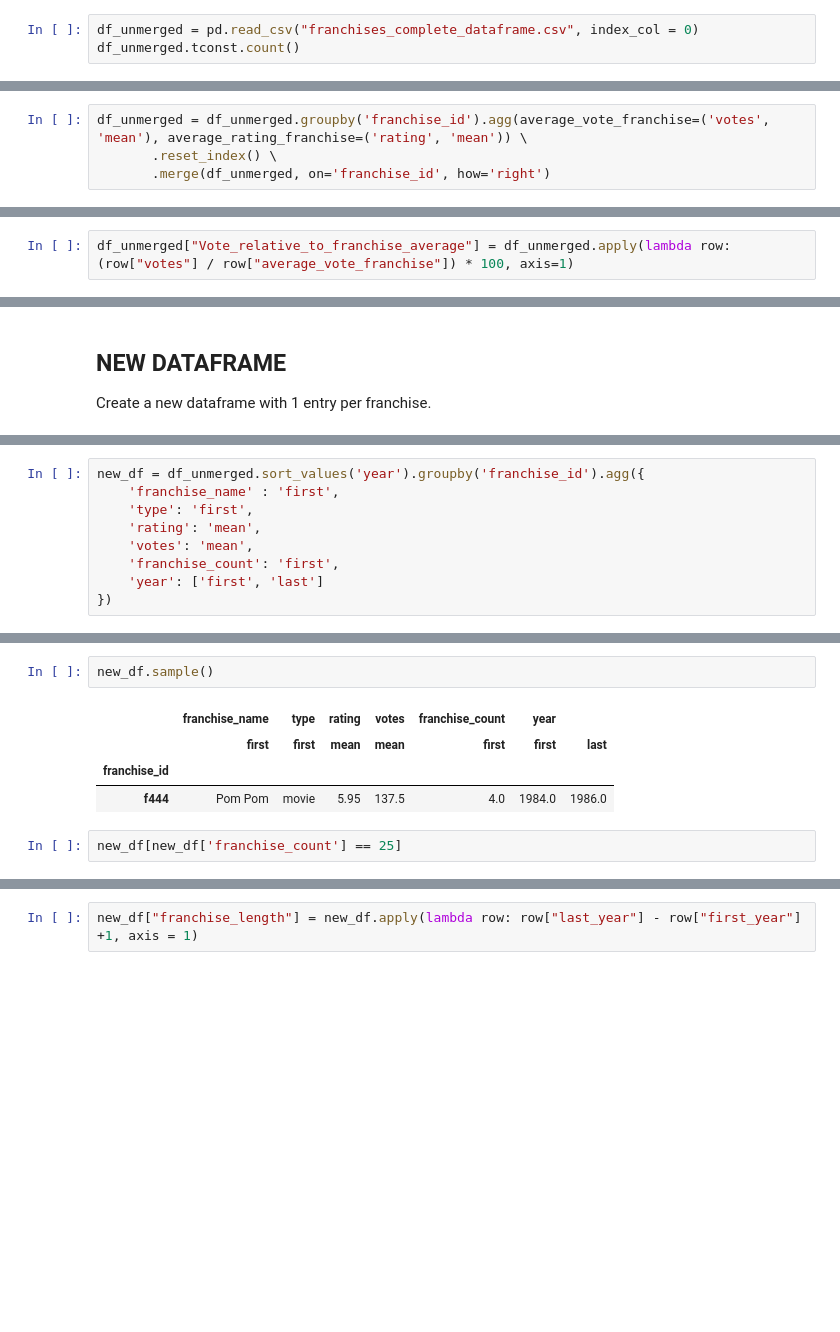
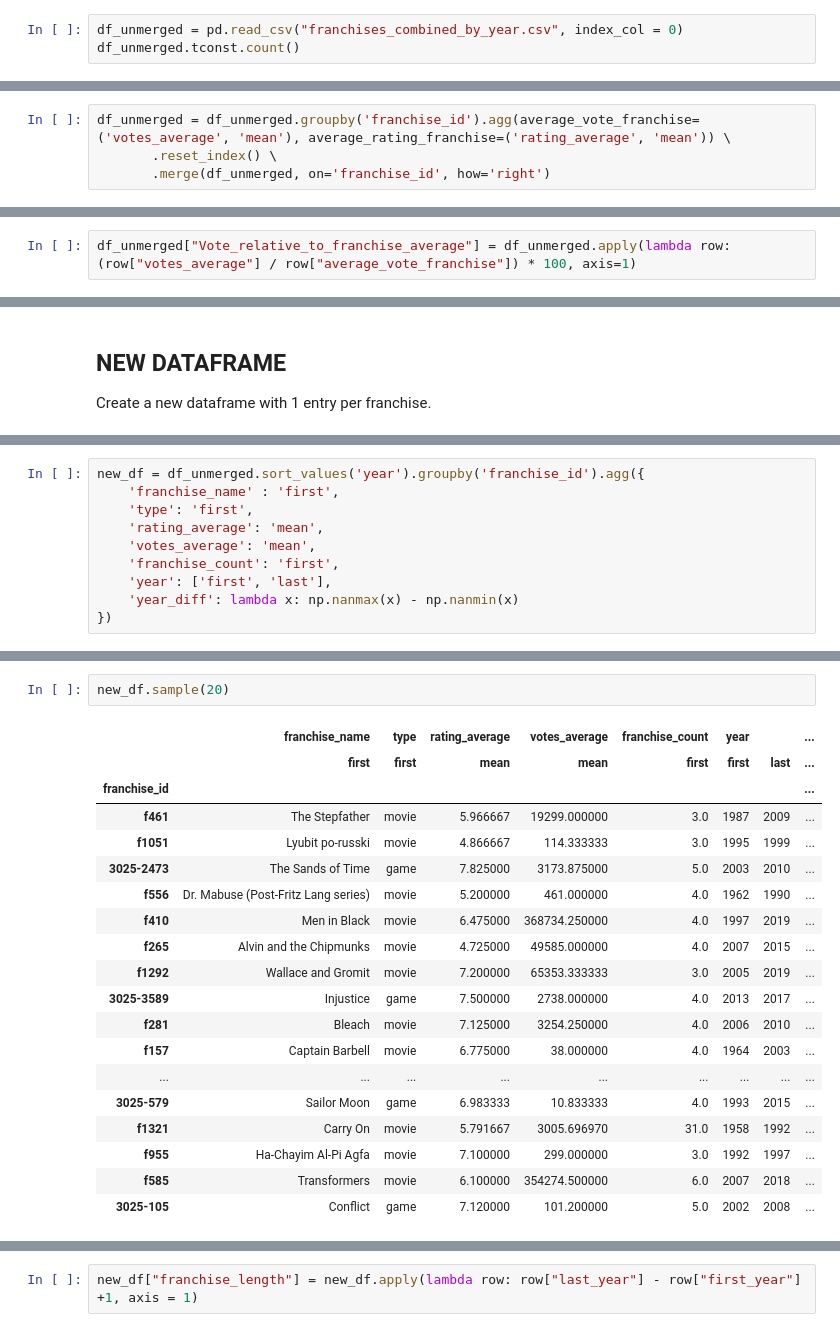
Before and after one commit to adambrennan150/Franchises, a Jupyter notebook: RQ1.ipynb, the cells around one changed output, grey strips where cells are left out. Saved outputs shown, nothing was run; the diff lists cells and outputs as text; blank space fills up the shorter version.

```diff
--- a/RQ1.ipynb
+++ b/RQ1.ipynb
@@ -382,6 +182,6 @@ This is taking me too long. All I want to do is sort the bins so they go in orde
 # %% [markdown]
 Now I want to see whether the average rating for a franchise as a whole is affected by the number of elements in the franchise. I was going to just get an average based on the grouped years, but have realised that this will result in skewed data. Because we have already got an average for the year, we potentially have changed the weighting of certain movies, so if we try to get an average when we have already averaged some of them, it's going to create problems. Therefore I need to instead use the dataframe where the years were not merged.
 # %%
-df_unmerged = pd.read_csv("franchises_complete_dataframe.csv", index_col = 0)
+df_unmerged = pd.read_csv("franchises_combined_by_year.csv", index_col = 0)
 df_unmerged.tconst.count()
 # %% [output]
@@ -394,5 +194,5 @@ df_unmerged.sample()
 # %%
-df_unmerged = df_unmerged.groupby('franchise_id').agg(average_vote_franchise=('votes', 'mean'), average_rating_franchise=('rating', 'mean')) \
+df_unmerged = df_unmerged.groupby('franchise_id').agg(average_vote_franchise=('votes_average', 'mean'), average_rating_franchise=('rating_average', 'mean')) \
        .reset_index() \
        .merge(df_unmerged, on='franchise_id', how='right')
 # %%
@@ -401,4 +201,4 @@ df_unmerged = df_unmerged.groupby('franchise_id').agg(min_year=('year', 'min'),
        .merge(df_unmerged, on='franchise_id', how='right') \
        .assign(position_in_franchise=lambda x: (x['year'] - x['min_year']) / (x['max_year'] - x['min_year']) * 100)
 # %%
-df_unmerged["Vote_relative_to_franchise_average"] = df_unmerged.apply(lambda row: (row["votes"] / row["average_vote_franchise"]) * 100, axis=1)
+df_unmerged["Vote_relative_to_franchise_average"] = df_unmerged.apply(lambda row: (row["votes_average"] / row["average_vote_franchise"]) * 100, axis=1)
@@ -422,8 +228,9 @@ Create a new dataframe with 1 entry per franchise.
 new_df = df_unmerged.sort_values('year').groupby('franchise_id').agg({
     'franchise_name' : 'first',
     'type': 'first',
-    'rating': 'mean',
-    'votes': 'mean',
+    'rating_average': 'mean',
+    'votes_average': 'mean',
     'franchise_count': 'first',
-    'year': ['first', 'last']
+    'year': ['first', 'last'],
+    'year_diff': lambda x: np.nanmax(x) - np.nanmin(x)
 })
@@ -430,12 +242,25 @@ new_df = df_unmerged.sort_values('year').groupby('franchise_id').agg({
 # %%
-new_df.sample()
+new_df.sample(20)
 # %% [output]
-|  | franchise_name | type | rating | votes | franchise_count | year |  |
-|  | first | first | mean | mean | first | first | last |
-| franchise_id |  |  |  |  |  |  |  |
-| f444 | Pom Pom | movie | 5.95 | 137.5 | 4.0 | 1984.0 | 1986.0 |
+|  | franchise_name | type | rating_average | votes_average | franchise_count | year |  | ... |
+|  | first | first | mean | mean | first | first | last | ... |
+| franchise_id |  |  |  |  |  |  |  | ... |
+| f461 | The Stepfather | movie | 5.966667 | 19299.000000 | 3.0 | 1987 | 2009 | ... |
+| f1051 | Lyubit po-russki | movie | 4.866667 | 114.333333 | 3.0 | 1995 | 1999 | ... |
+| 3025-2473 | The Sands of Time | game | 7.825000 | 3173.875000 | 5.0 | 2003 | 2010 | ... |
+| f556 | Dr. Mabuse (Post-Fritz Lang series) | movie | 5.200000 | 461.000000 | 4.0 | 1962 | 1990 | ... |
+| f410 | Men in Black | movie | 6.475000 | 368734.250000 | 4.0 | 1997 | 2019 | ... |
+| f265 | Alvin and the Chipmunks | movie | 4.725000 | 49585.000000 | 4.0 | 2007 | 2015 | ... |
+| f1292 | Wallace and Gromit | movie | 7.200000 | 65353.333333 | 3.0 | 2005 | 2019 | ... |
+| 3025-3589 | Injustice | game | 7.500000 | 2738.000000 | 4.0 | 2013 | 2017 | ... |
+| f281 | Bleach | movie | 7.125000 | 3254.250000 | 4.0 | 2006 | 2010 | ... |
+| f157 | Captain Barbell | movie | 6.775000 | 38.000000 | 4.0 | 1964 | 2003 | ... |
+| ... | ... | ... | ... | ... | ... | ... | ... | ... |
+| 3025-579 | Sailor Moon | game | 6.983333 | 10.833333 | 4.0 | 1993 | 2015 | ... |
+| f1321 | Carry On | movie | 5.791667 | 3005.696970 | 31.0 | 1958 | 1992 | ... |
+| f955 | Ha-Chayim Al-Pi Agfa | movie | 7.100000 | 299.000000 | 3.0 | 1992 | 1997 | ... |
+| f585 | Transformers | movie | 6.100000 | 354274.500000 | 6.0 | 2007 | 2018 | ... |
+| 3025-105 | Conflict | game | 7.120000 | 101.200000 | 5.0 | 2002 | 2008 | ... |
-# %%
-new_df[new_df['franchise_count'] == 25]
 # %%
 def split_year(row):
     row['first_year'] = int(row['year']['first'])
```
Also changed, not shown: parts of 130 cells of this notebook.
